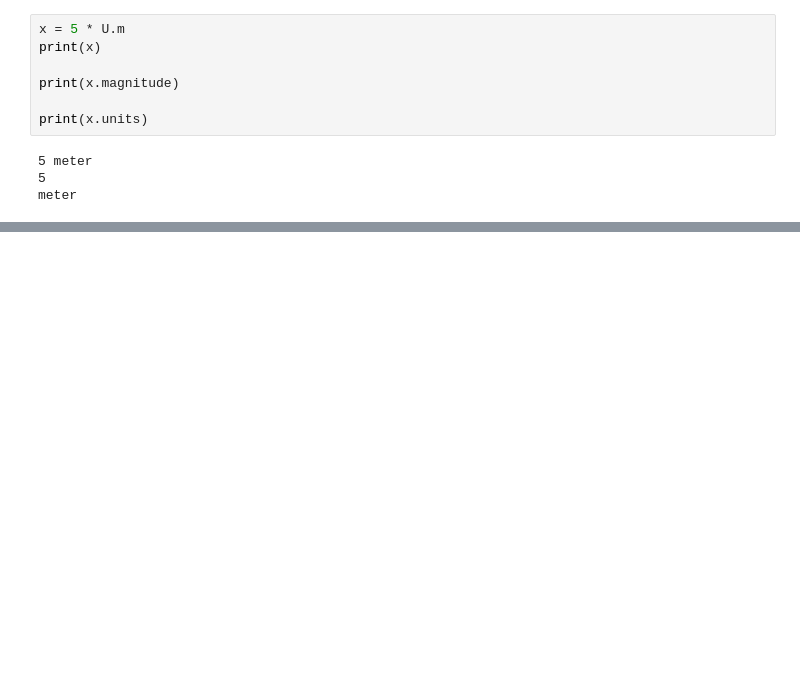
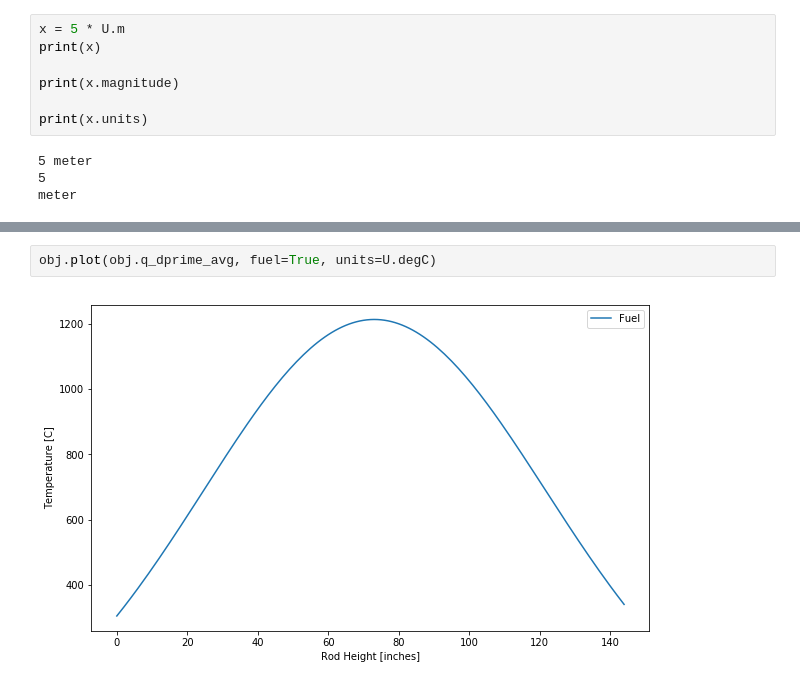
Before and after one commit to jablevin/NuclearTools, a Jupyter notebook: Examples/Quickstart.ipynb, the cells around one changed output, grey strips where cells are left out. Drawn from its saved outputs; the diff is of its cells as text; blank space fills up the shorter version.

```diff
--- a/Examples/Quickstart.ipynb
+++ b/Examples/Quickstart.ipynb
@@ -106,0 +156,4 @@ meter
+# %%
+obj.plot(obj.q_dprime_avg, fuel=True, units=U.degC)
+# %% [output]
+[figure, added]
```
Also changed, not shown: parts of 10 cells of this notebook.
